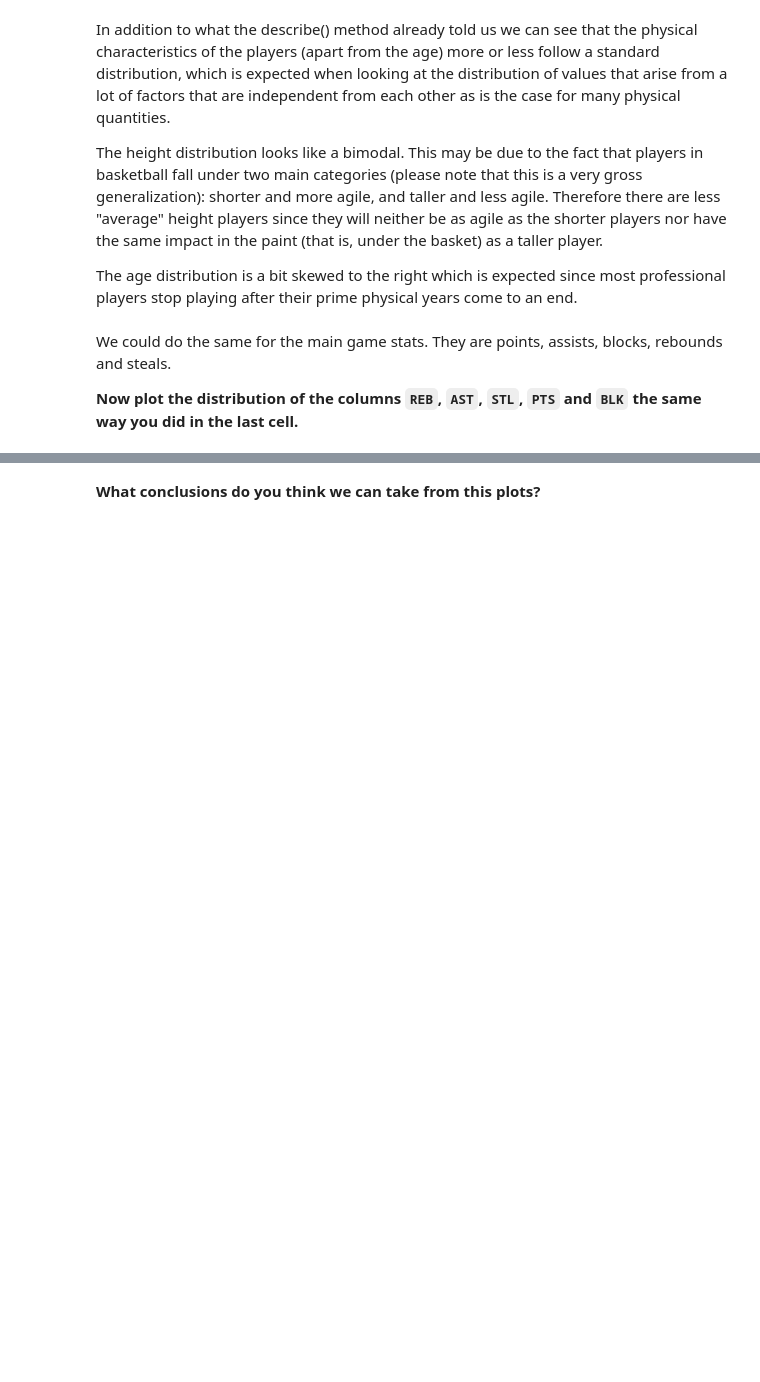
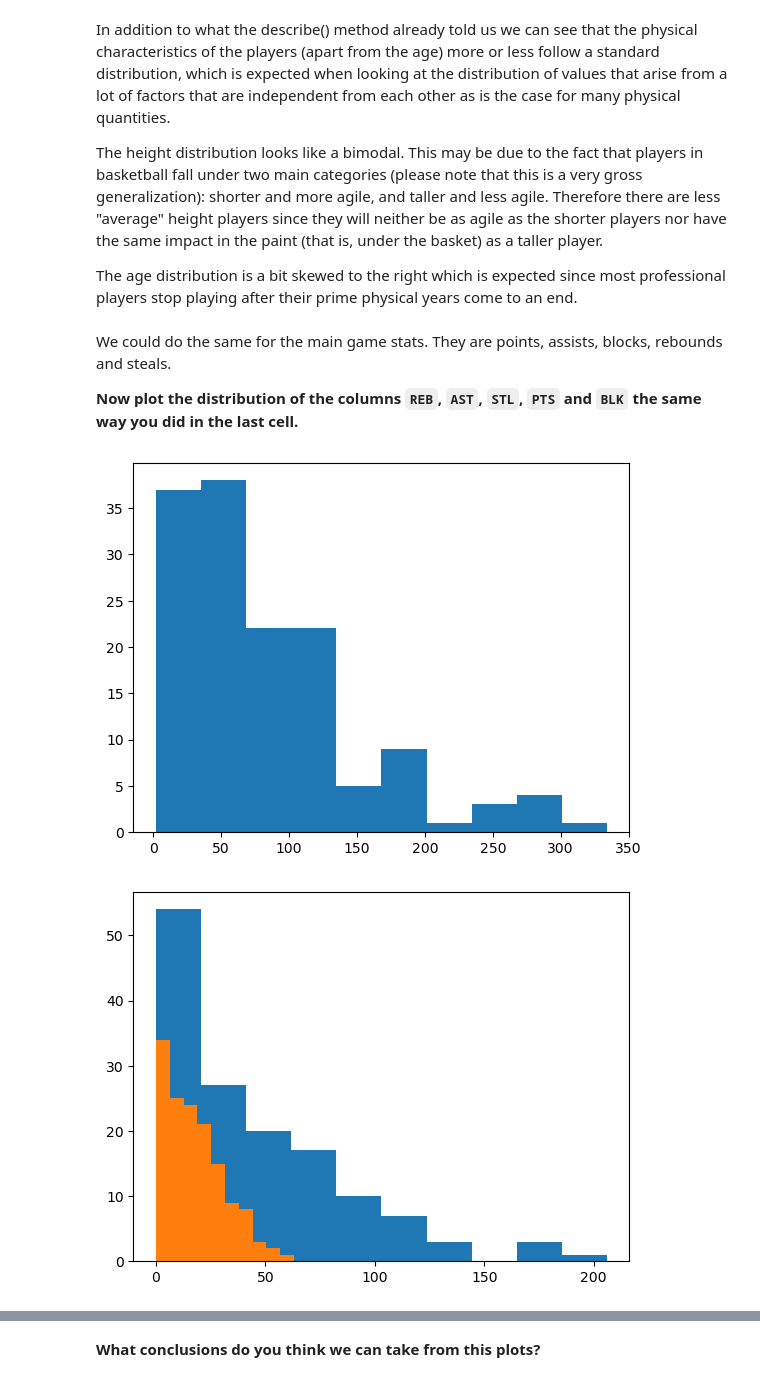
Before and after one commit to ta-data-lis/M2-mini-project2, a Jupyter notebook: your-code/2.-Exploratory-Data-Analysis.ipynb, the cells around one changed output, grey strips where cells are left out. Drawn from its saved outputs; the diff is of its cells as text; code cells hidden in the pictures; blank space fills up the shorter version.

```diff
--- a/your-code/2.-Exploratory-Data-Analysis.ipynb
+++ b/your-code/2.-Exploratory-Data-Analysis.ipynb
@@ -52,0 +118,15 @@ We could do the same for the main game stats. They are points, assists, blocks,
+# %%
+#your code here
+plt.hist(wnba["REB"])
+plt.show()
+plt.hist(wnba["AST"])
+plt.show
+plt.hist(wnba["STL"])
+plt.show()
+plt.hist(wnba["PTS"])
+plt.show()
+plt.hist(wnba["BLK"])
+plt.show()
+# %% [output]
+[figure, added]
+[figure, added]
```
Also changed, not shown: parts of 19 cells of this notebook, 3 other files.
